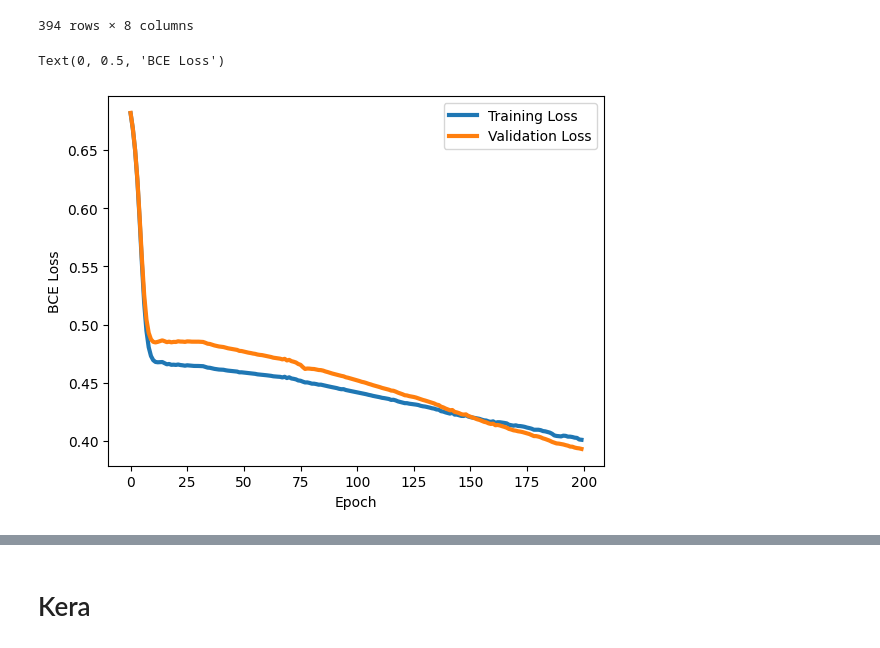
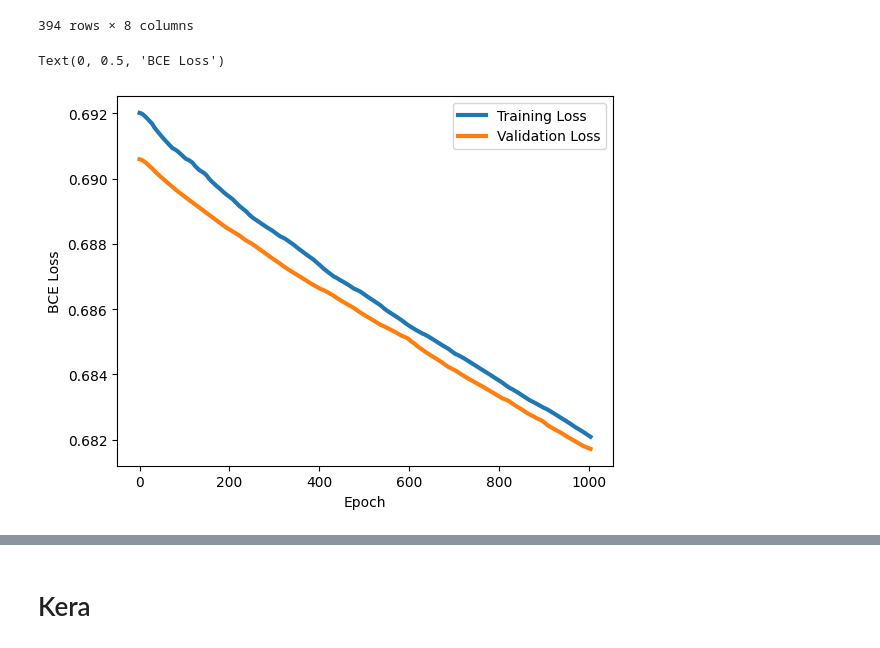
Before and after one commit to 06Cata/Kaggle_Wine_Quality, a Jupyter notebook: Kaggle_wine_quality_超參數.ipynb, the cells around one changed output, grey strips where cells are left out. Drawn from its saved outputs; the diff is of its cells as text; code cells hidden in the pictures.

```diff
--- a/Kaggle_wine_quality_超參數.ipynb
+++ b/Kaggle_wine_quality_超參數.ipynb
@@ -1081,0 +1156,14 @@ class Model(torch.nn.Module):
+# %%
+# 設定 Optuna 優化
+def target_func(trial):
+    # 在這裡需要確保 Xs 和 Ys 是可用的
+    return MAE_calc(trial, Xs=np.array(train_X.values), Ys=np.array(train_y.values.ravel()))
+
+sampler = optuna.samplers.TPESampler()
+study = optuna.create_study(sampler=sampler, direction='minimize')
+
+# 開始優化
+study.optimize(target_func, n_trials=5) # 可以設個100次
+
+print('Best hyperparameters:', study.best_params)
+print('Best value:', study.best_value)
@@ -1187,14 +1332,14 @@ X_test_with_predictions_pytorch
 394 rows × 8 columns
 # %%
 # 損失率
-plt.plot(training_losses, linewidth=3)
-plt.plot(val_losses, linewidth=3)
+plt.plot(loss_list, linewidth=3)
+plt.plot(test_loss_list, linewidth=3)
 plt.legend(("Training Loss", "Validation Loss"))
 plt.xlabel("Epoch")
 plt.ylabel("BCE Loss")
 # %% [output]
 Text(0, 0.5, 'BCE Loss')
-[figure, old version]
+[figure, new version]
 # %%
 # 準確率
 
```
Also changed, not shown: parts of 23 cells of this notebook.
